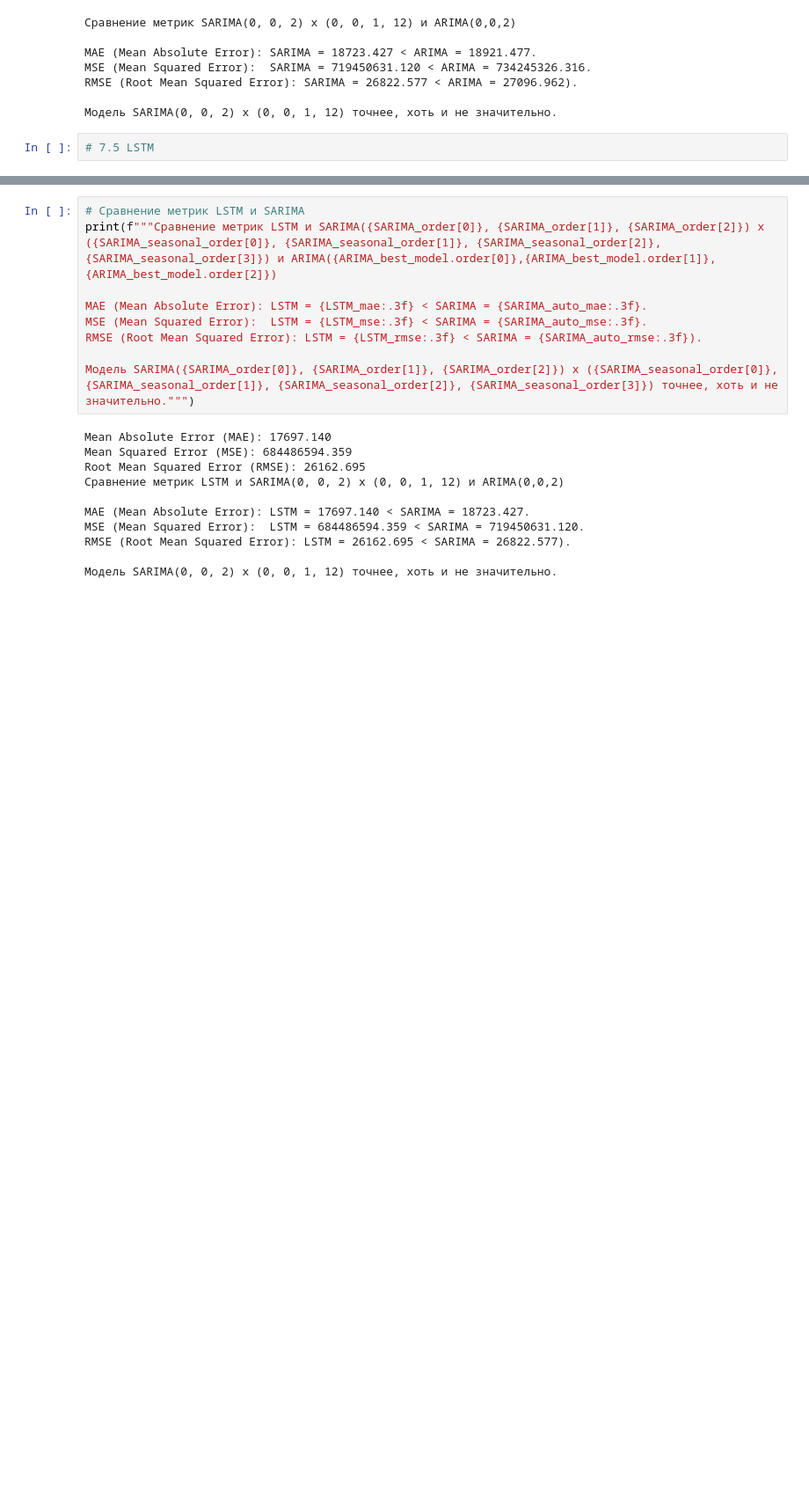
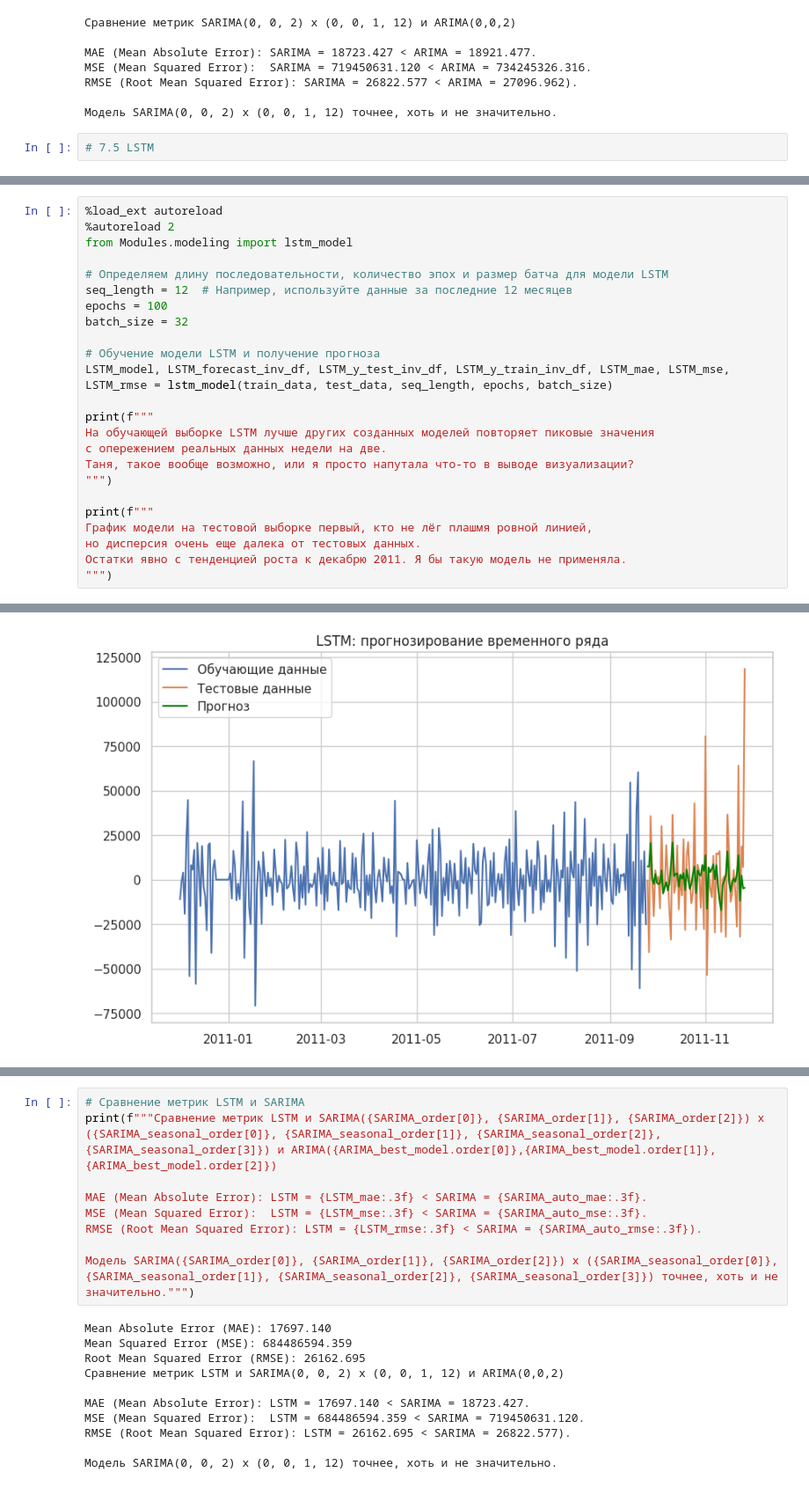
Before and after one commit to Vera-Moroz/DS_Project, a Jupyter notebook: HW_6/Main.ipynb, the cells around one changed output, grey strips where cells are left out. Shown at 88% size. Drawn from its saved outputs; the diff is of its cells as text; blank space fills up the shorter version.

Commit message:
Создано в Colab - LSTM вынесена в модуль

```diff
--- a/HW_6/Main.ipynb
+++ b/HW_6/Main.ipynb
@@ -852,0 +731,25 @@ Root Mean Squared Error (RMSE): 26162.695
+# %%
+%load_ext autoreload
+%autoreload 2
+from Modules.modeling import lstm_model
+
+# Определяем длину последовательности, количество эпох и размер батча для модели LSTM
+seq_length = 12  # Например, используйте данные за последние 12 месяцев
+epochs = 100
+batch_size = 32
+
+# Обучение модели LSTM и получение прогноза
+LSTM_model, LSTM_forecast_inv_df, LSTM_y_test_inv_df, LSTM_y_train_inv_df, LSTM_mae, LSTM_mse, LSTM_rmse = lstm_model(train_data, test_data, seq_length, epochs, batch_size)
+
+print(f"""
+На обучающей выборке LSTM лучше других созданных моделей повторяет пиковые значения
+с опережением реальных данных недели на две.
+Таня, такое вообще возможно, или я просто напутала что-то в выводе визуализации?
+""")
+
+print(f"""
+График модели на тестовой выборке первый, кто не лёг плашмя ровной линией,
+но дисперсия очень еще далека от тестовых данных.
+Остатки явно с тенденцией роста к декабрю 2011. Я бы такую модель не применяла.
+""")
+# %% [output]
@@ -852,0 +774 @@ Root Mean Squared Error (RMSE): 26162.695
+[figure, added]
```
Also changed, not shown: parts of 13 cells of this notebook.
